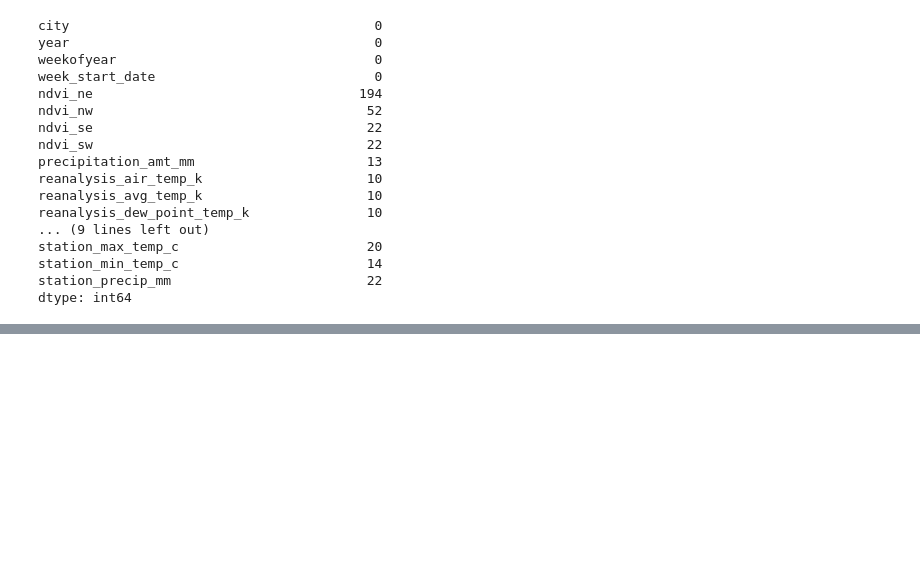
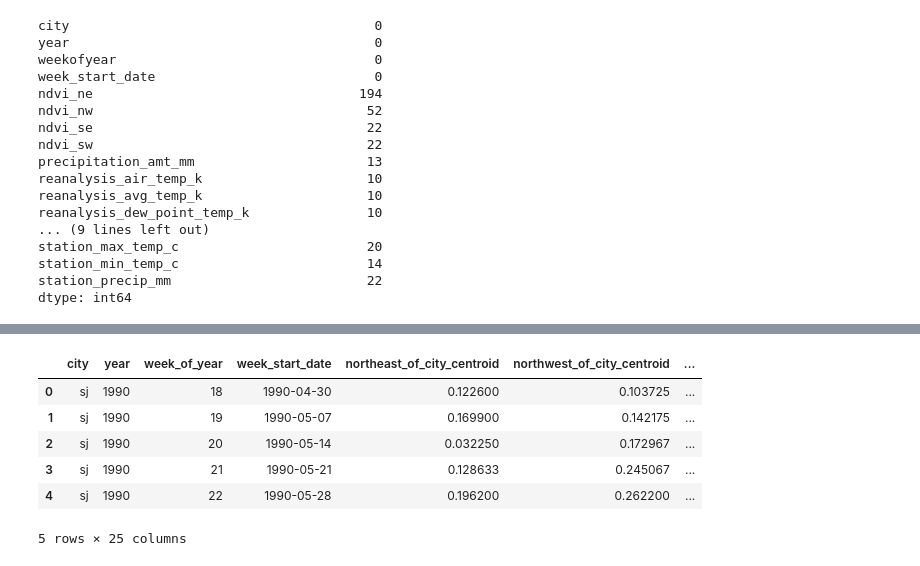
Before and after one commit to gigosr/Capstone, a Jupyter notebook: Untitled.ipynb, the cells around one changed output, grey strips where cells are left out. Saved outputs shown, nothing was run; the diff lists cells and outputs as text; code cells hidden in the pictures; blank space fills up the shorter version.

```diff
--- a/Untitled.ipynb
+++ b/Untitled.ipynb
@@ -203,0 +301,20 @@ dtype: int64
+# %%
+train_df = train_df.rename(columns={"weekofyear" : "week_of_year",
+                                   "ndvi_ne" : "northeast_of_city_centroid", "ndvi_nw" : "northwest_of_city_centroid",
+                                   "ndvi_se" : "southeast_of_city_centroid", "ndvi_sw" : "southwest_of_city_centroid",
+                                   "precipitation_amt_mm" : "Persian_total_precipitation", "reanalysis_air_temp_k" : "mean_air_temperature",
+                                   "reanalysis_relative_humidity_percent" : "mean_relative_humidity", "reanalysis_sat_precip_amt_mm" : "Noaa_total_precipitation_per_mm",
+                                   "reanalysis_specific_humidity_g_per_kg" : "mean_specific_humidity", "reanalysis_tdtr_k" : "diurnal_temp_range",
+                                   "station_avg_temp_c" : "average_temp", "station_diur_temp_rng_c" : "diurnal_temp_range",
+                                   "station_max_temp_c" : "maximum_temp", "station_min_temp_c" : "minimum_temp",
+                                   "station_precip_mm" : "total_precipitation_weather_station"})
+# %%
+train_df.head()
+# %% [output]
+|  | city | year | week_of_year | week_start_date | northeast_of_city_centroid | northwest_of_city_centroid | ... |
+| 0 | sj | 1990 | 18 | 1990-04-30 | 0.122600 | 0.103725 | ... |
+| 1 | sj | 1990 | 19 | 1990-05-07 | 0.169900 | 0.142175 | ... |
+| 2 | sj | 1990 | 20 | 1990-05-14 | 0.032250 | 0.172967 | ... |
+| 3 | sj | 1990 | 21 | 1990-05-21 | 0.128633 | 0.245067 | ... |
+| 4 | sj | 1990 | 22 | 1990-05-28 | 0.196200 | 0.262200 | ... |
+5 rows × 25 columns
```
Also changed, not shown: parts of 32 cells of this notebook, 1 other file.
